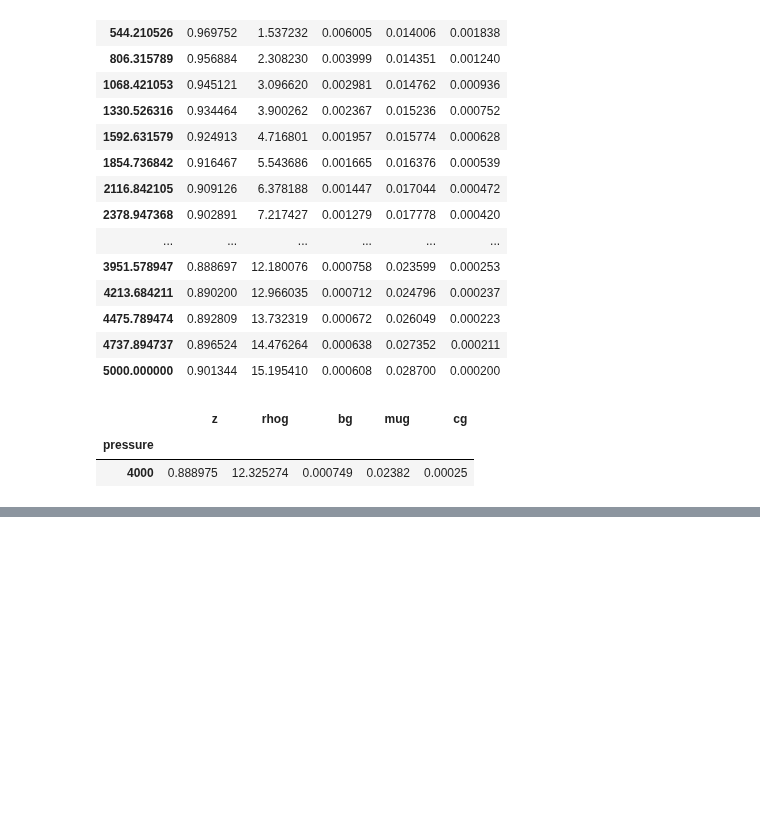
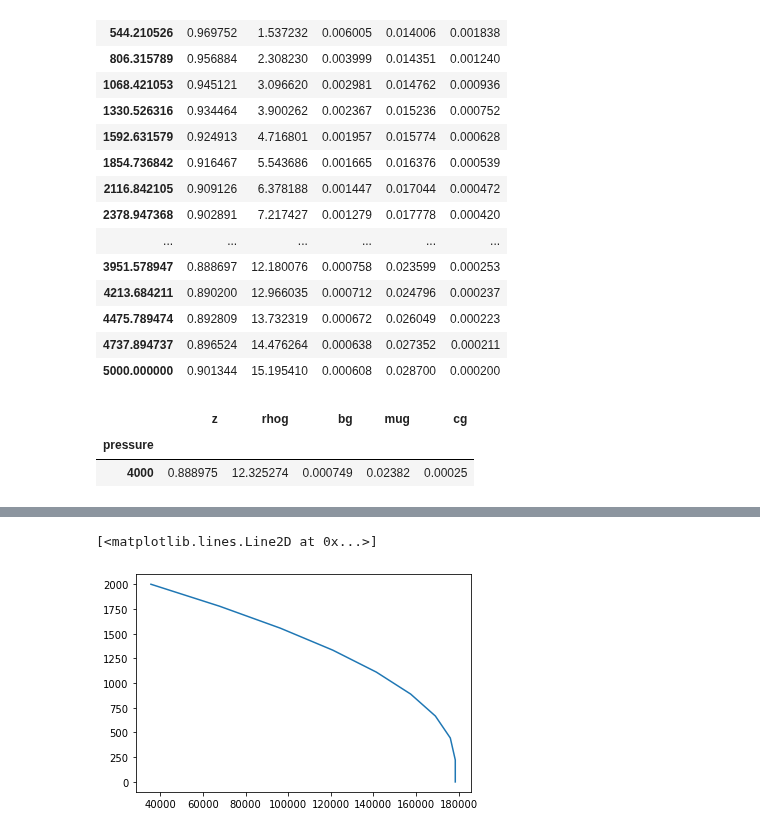
Before and after one commit to scuervo91/reservoirpy, a Jupyter notebook: examples/pvt/gas_pvt.ipynb, the cells around one changed output, grey strips where cells are left out. Saved outputs shown, nothing was run; the diff lists cells and outputs as text; code cells hidden in the pictures; blank space fills up the shorter version.

```diff
--- a/examples/pvt/gas_pvt.ipynb
+++ b/examples/pvt/gas_pvt.ipynb
@@ -204,0 +230,7 @@ gas_t.pvt.interpolate(4000)
+# %%
+df,aof = pi.gas_inflow_curve(2000,6.4e-4,gas_t.pvt)
+
+plt.plot(df['q'],df['p'])
+# %% [output]
+[<matplotlib.lines.Line2D at 0x...>]
+[figure, added]
```
Also changed, not shown: parts of 8 cells of this notebook, 4 other files.
